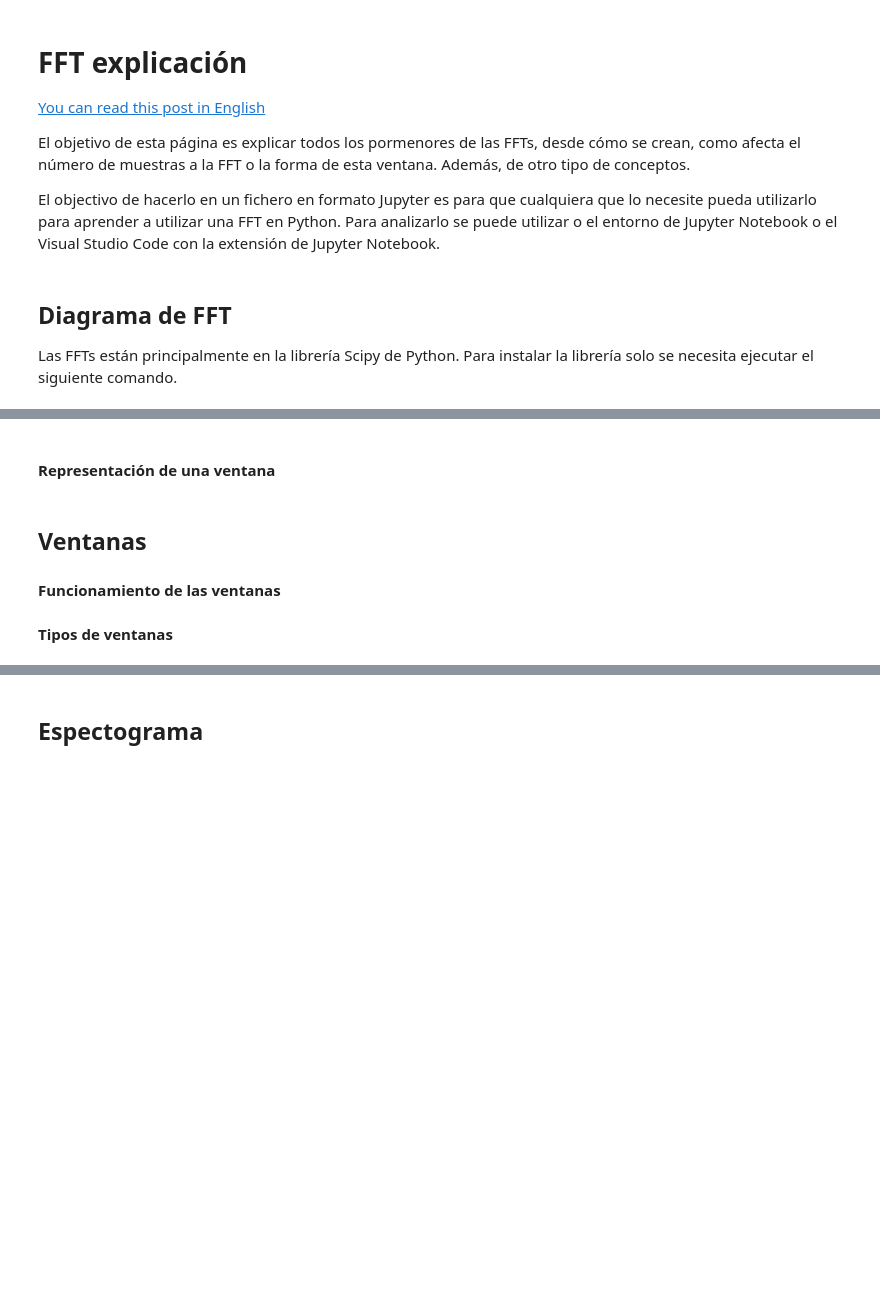
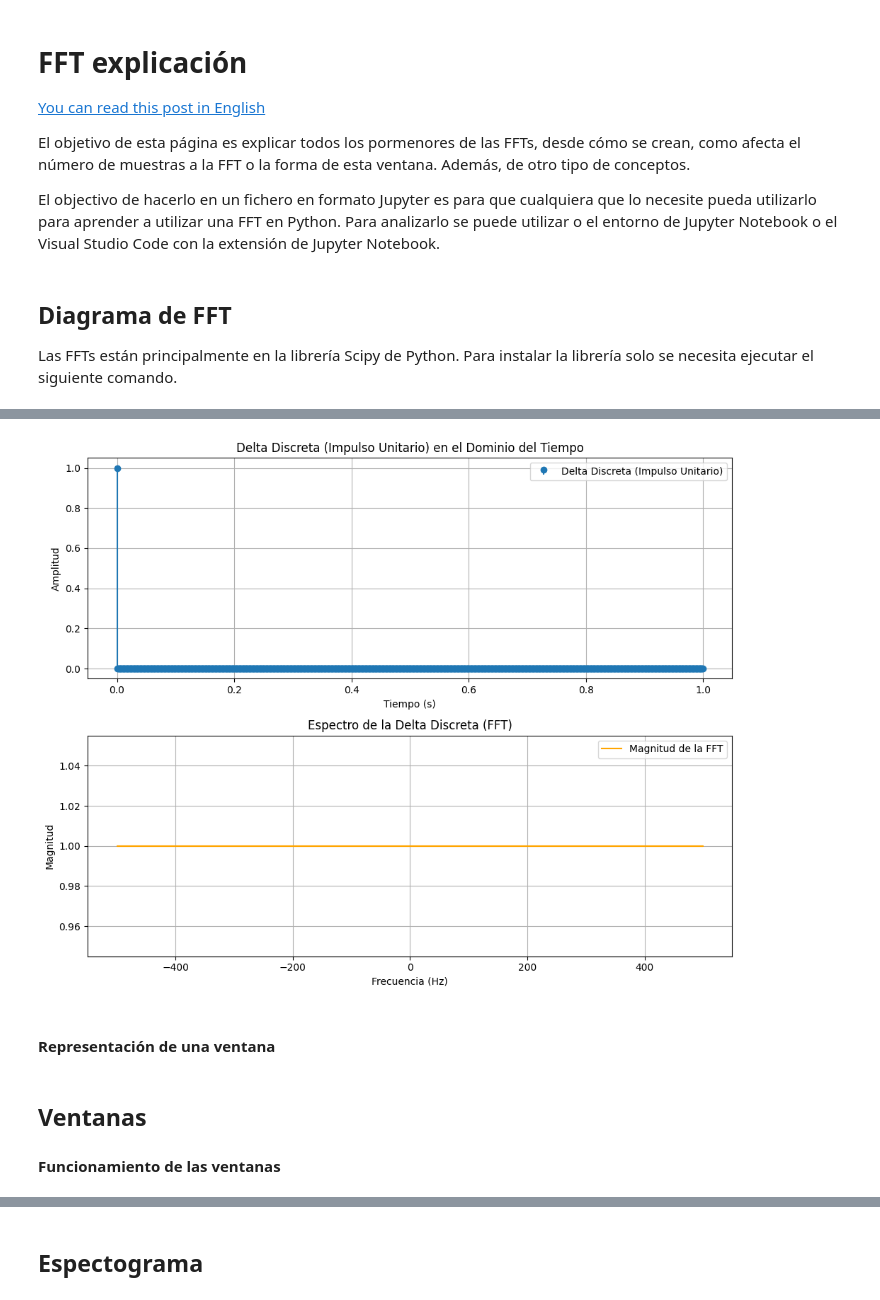
Before and after one commit to DRubioG/FFT_Explanation, a Jupyter notebook: FFT_spanish.ipynb, the cells around one changed output, grey strips where cells are left out. Saved outputs shown, nothing was run; the diff lists cells and outputs as text; code cells hidden in the pictures; blank space fills up the shorter version.

```diff
--- a/FFT_spanish.ipynb
+++ b/FFT_spanish.ipynb
@@ -17,8 +114,47 @@ pip install scipy
+# %%
+import numpy as np
+import matplotlib.pyplot as plt
+from scipy.fft import fft, fftfreq
+
+# Parámetros
+fs = 1000  # Frecuencia de muestreo en Hz
+T = 1  # Duración en segundos
+t = np.linspace(0, T, int(fs * T), endpoint=False)  # Tiempo
+
+# Generamos la delta discreta (impulso unitario)
+delta_signal = np.zeros_like(t)
+delta_signal[0] = 1  # Delta de Dirac en t = 0 (impulso unitario)
+
+# Calculamos la FFT de la delta
+delta_FFT = fft(delta_signal)
+frequencies = fftfreq(len(t), 1/fs)
+
+# Graficamos la delta y su espectro
+fig, axs = plt.subplots(2, 1, figsize=(10, 8))
+
+# Graficamos la delta discreta en el dominio del tiempo
+axs[0].stem(t, delta_signal, label="Delta Discreta (Impulso Unitario)", basefmt=" ")
+axs[0].set_title("Delta Discreta (Impulso Unitario) en el Dominio del Tiempo")
+axs[0].set_xlabel("Tiempo (s)")
+axs[0].set_ylabel("Amplitud")
+axs[0].grid(True)
+axs[0].legend()
+
+# Graficamos el espectro de la FFT (frecuencia vs magnitud)
+axs[1].plot(frequencies, np.abs(delta_FFT), label="Magnitud de la FFT", color='orange')
+axs[1].set_title("Espectro de la Delta Discreta (FFT)")
+axs[1].set_xlabel("Frecuencia (Hz)")
+axs[1].set_ylabel("Magnitud")
+axs[1].grid(True)
+axs[1].legend()
+
+plt.tight_layout()
+plt.show()
+# %% [output]
+[figure, added]
 # %% [markdown]
 #### Representación de una ventana
 # %% [markdown]
 ## Ventanas
 
 #### Funcionamiento de las ventanas
-
-#### Tipos de ventanas
```
Also changed, not shown: parts of 10 cells of this notebook.
